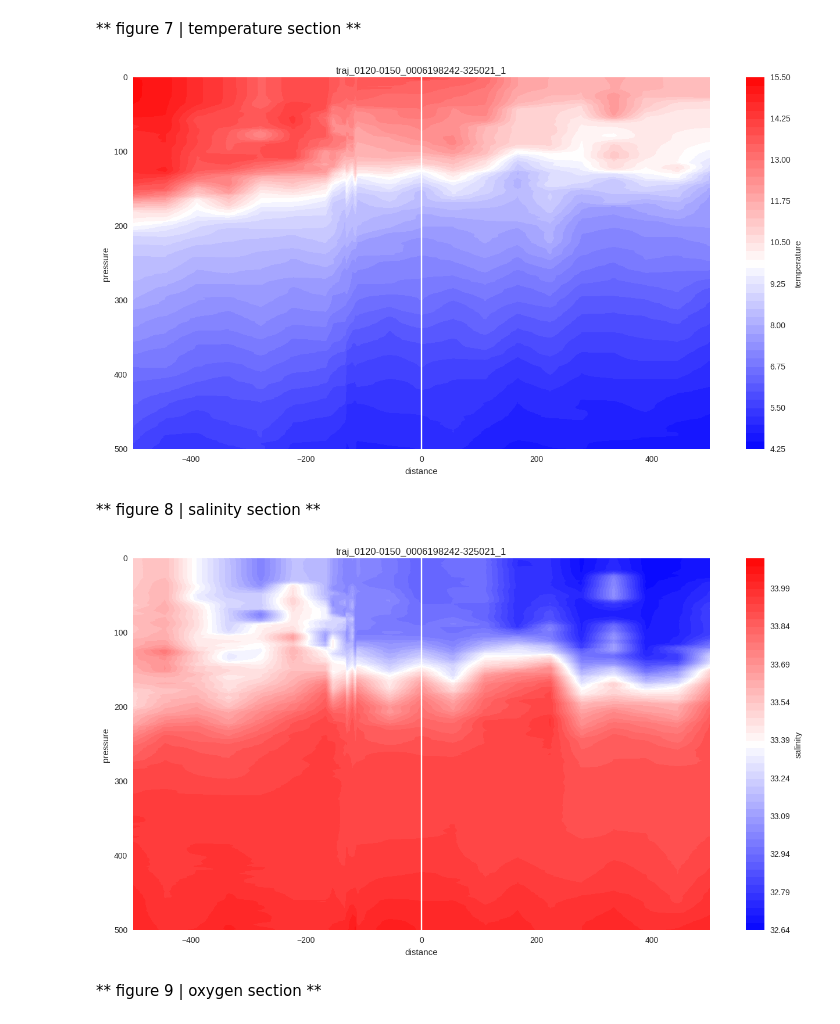
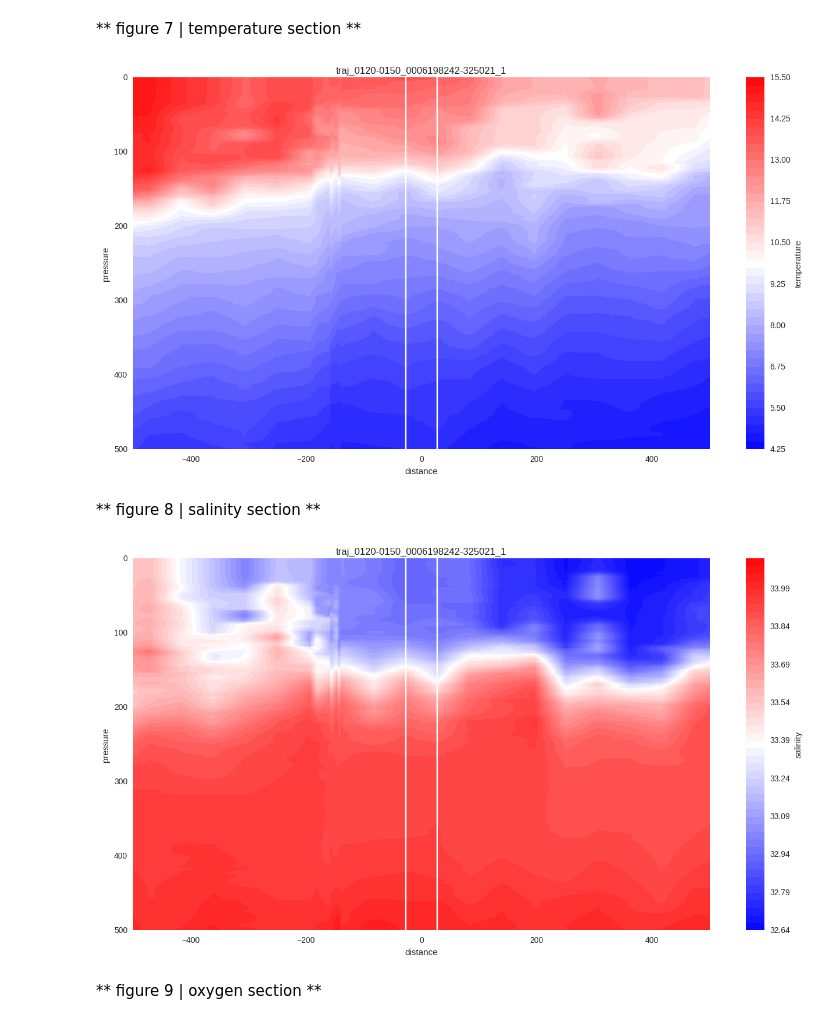
Before and after one commit to eapsclimate/cchdo-data, a Jupyter notebook: rcs-eddies/traj_0120-0150_0006198242-325021_1.ipynb, the cells around one changed output. Drawn from its saved outputs; the diff is of its cells as text; code cells hidden in the pictures.

```diff
--- a/rcs-eddies/traj_0120-0150_0006198242-325021_1.ipynb
+++ b/rcs-eddies/traj_0120-0150_0006198242-325021_1.ipynb
@@ -10,8 +10,10 @@ expo_code = '325021_1'
 expo_list = '/home/cz2397/data/cchdo-ctd/327_p17n_nc_ctd/*_ctd.nc'
 # %%
 # eddy-expo arguments
-STA = 46
-CAS = 1
+STA_01 = 46
+CAS_01 = 1
+STA_02 = 47
+CAS_02 = 1
 # %%
 # packages
 from ctd2xray import cchdo
@@ -125,12 +127,15 @@ for expo in cchdo_ctd.find({'expocode': expo_code}).sort('time', 1):
     ct = gsw.CT_from_t(sa, t, p)
     station = int(ds.STATION_NUMBER)
     cast = int(ds.CAST_NUMBER)
-    if (station == STA and cast == CAS):
-        LON = lon
+    if (station == STA_01 and cast == CAS_01):
+        LON_01 = lon
         plt.plot(sa, ct, color='#ff0000', zorder=3)
-    elif (STA-6) < station < STA:
+    elif (station == STA_02 and cast == CAS_02):
+        LON_02 = lon
+        plt.plot(sa, ct, color='#ff0000', zorder=3)
+    elif ((STA_01-6) < station < STA_01):
         plt.plot(sa, ct, color='#cccccc', zorder=1)
-    elif STA < station < (STA+6):
+    elif (STA_02 < station < (STA_02+6)):
         plt.plot(sa, ct, color='#999999', zorder=2)
 plt.title(eddy_code + '-' + expo_code)
 plt.xlabel('salinity')
@@ -234,8 +245,11 @@ for i in range(1, len(distance)):
     termination = (latitude[i], longitude[i])
     distance[i] = great_circle(origin, termination).kilometers
 dis_cum = np.cumsum(distance)
-dis_index = ds_tim.longitude.values.tolist().index(LON)
-DIS = dis_cum[dis_index]
+dis_index_01= ds_tim.longitude.values.tolist().index(LON_01)
+dis_index_02= ds_tim.longitude.values.tolist().index(LON_02)
+DIS_01 = dis_cum[dis_index_01]
+DIS_02 = dis_cum[dis_index_02]
+DIS = 0.5*(DIS_01+DIS_02)
 dis_cum_reset = dis_cum - DIS
 ds_tim['distance'] = xr.DataArray(dis_cum_reset, dims=ds_tim.time.dims, coords=ds_tim.time.coords)
 ds_dis = ds_tim.swap_dims({'time': 'distance'})
@@ -252,28 +266,30 @@ plt.xlabel('distance')
 plt.xlim([-500, 500])
 plt.ylabel('pressure')
 plt.ylim([500, 0])
-plt.axvline(0, color='#ffffff')
+plt.axvline(DIS_01-DIS, color='#ffffff')
+plt.axvline(DIS_02-DIS, color='#ffffff')
 plt.savefig('figures/figure-7/' + eddy_code + '-' + expo_code + '.jpeg')
 plt.show()
 # %% [output]
-[figure, old version]
+[figure, new version]
 # %% [markdown]
 ** figure 8 | salinity section **
 # %%
 sns.set()
 plt.rcParams['figure.figsize'] = (16, 8)
 image = ds_dis_subset.salinity_i.T.plot.contourf(cmap='bwr', levels=50)
 image.colorbar.set_label('salinity')
 plt.title(eddy_code + '-' + expo_code)
 plt.xlabel('distance')
 plt.xlim([-500, 500])
 plt.ylabel('pressure')
 plt.ylim([500, 0])
-plt.axvline(0, color='#ffffff')
+plt.axvline(DIS_01-DIS, color='#ffffff')
+plt.axvline(DIS_02-DIS, color='#ffffff')
 plt.savefig('figures/figure-8/' + eddy_code + '-' + expo_code + '.jpeg')
 plt.show()
 # %% [output]
-[figure, old version]
+[figure, new version]
 # %% [markdown]
 ** figure 9 | oxygen section **
 # %%
```
Also changed, not shown: parts of 5 cells of this notebook, 7 other files.
